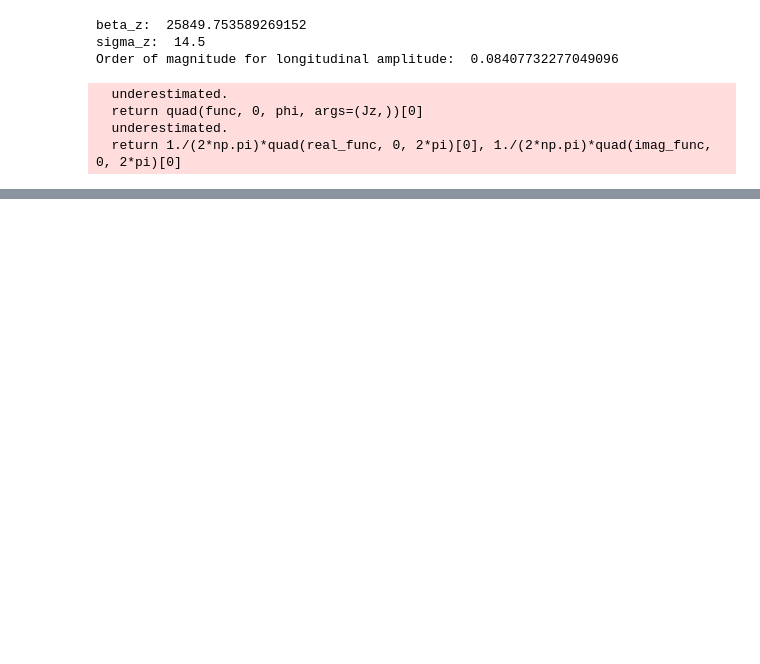
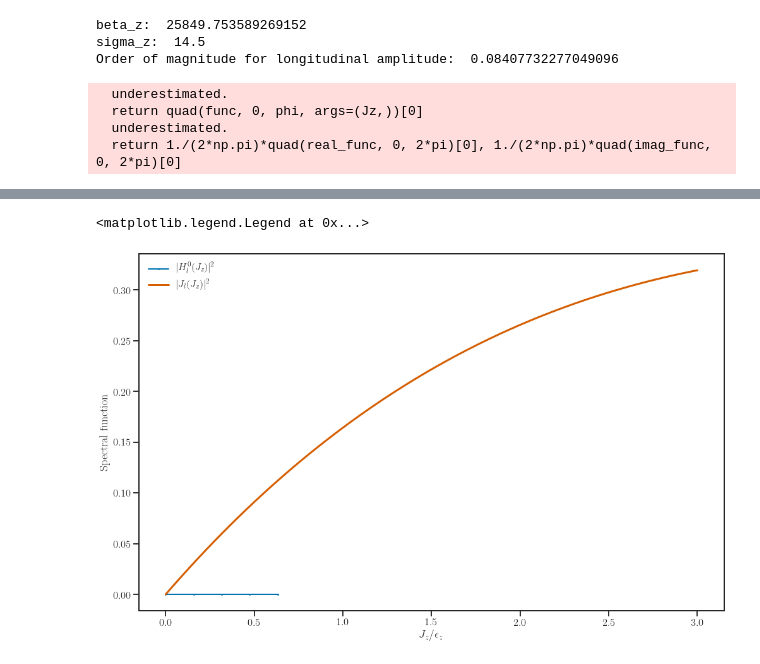
Before and after one commit to gubaidulinvadim/Dispersion-relations, a Jupyter notebook: Notebooks/Beam-mode spectra.ipynb, the cells around one changed output, grey strips where cells are left out. Saved outputs shown, nothing was run; the diff lists cells and outputs as text; code cells hidden in the pictures; blank space fills up the shorter version.

```diff
--- a/Notebooks/Beam-mode spectra.ipynb
+++ b/Notebooks/Beam-mode spectra.ipynb
@@ -89,16 +89,16 @@ time_start = time.process_time()
 p = 0
 l = 1
 Jz = np.linspace(0, 3, 20)
-Jz *= SIGMA_Z**2/(2*BETA_Z)
+Jz *= SIGMA_Z**2/(BETA_Z)
 Hr, Hi = H(Jz, p=p, l=l)
-plt.plot(Jz/(SIGMA_Z**2/(2*BETA_Z)), (Hr**2+Hi**2), c='b',
+plt.plot(Jz/(SIGMA_Z**2/(BETA_Z)), (Hr**2+Hi**2), c='b',
          linewidth=2, marker='o', markersize=2, label='$|H^0_l(J_z)|^2$')
 omega_0 = c/CIRCUMFERENCE
 Q_X = 18.86
 omega_p = OMEGA_REV*(p+Q_X+l*Q_S)
 Jz = np.linspace(0, 3, 200)
-Jz *= SIGMA_Z**2/(2*BETA_Z)
-plt.plot(Jz/(SIGMA_Z**2/(2*BETA_Z)),
+Jz *= SIGMA_Z**2/(BETA_Z)
+plt.plot(Jz/(SIGMA_Z**2/(BETA_Z)),
          (jv(l, np.sqrt(2*Jz*BETA_Z)/c*(omega_p)))**2,
          c='r',
          linewidth=3,
@@ -117,0 +120,2 @@ Order of magnitude for longitudinal amplitude:  0.08407732277049096
+<matplotlib.legend.Legend at 0x...>
+[figure, added]
```
Also changed, not shown: parts of 2 cells of this notebook.
